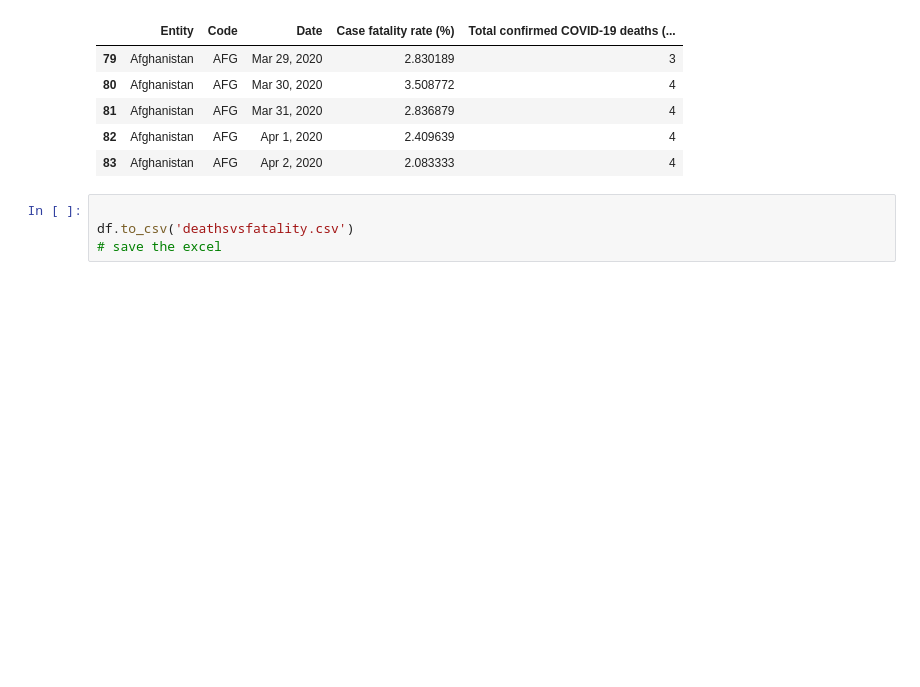
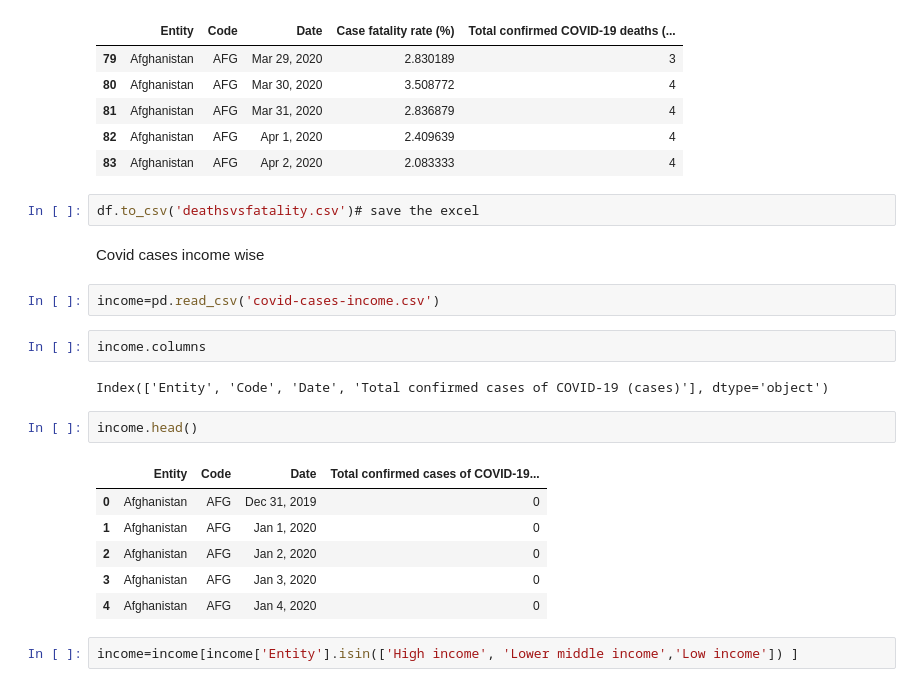
Before and after one commit to VishnuBhaarath/Analysiscovid, a Jupyter notebook: COVID19analysis.ipynb, the cells around one changed output. Drawn from its saved outputs; the diff is of its cells as text; blank space fills up the shorter version.

Commit message:
Income wise covid 19 cases data cleaning

```diff
--- a/COVID19analysis.ipynb
+++ b/COVID19analysis.ipynb
@@ -188,6 +188,23 @@ df.head()
 | 82 | Afghanistan | AFG | Apr 1, 2020 | 2.409639 | 4 |
 | 83 | Afghanistan | AFG | Apr 2, 2020 | 2.083333 | 4 |
 # %%
-
-df.to_csv('deathsvsfatality.csv')
-# save the excel
+df.to_csv('deathsvsfatality.csv')# save the excel
+# %% [markdown]
+Covid cases income wise
+# %%
+income=pd.read_csv('covid-cases-income.csv')
+# %%
+income.columns
+# %% [output]
+Index(['Entity', 'Code', 'Date', 'Total confirmed cases of COVID-19 (cases)'], dtype='object')
+# %%
+income.head()
+# %% [output]
+|  | Entity | Code | Date | Total confirmed cases of COVID-19... |
+| 0 | Afghanistan | AFG | Dec 31, 2019 | 0 |
+| 1 | Afghanistan | AFG | Jan 1, 2020 | 0 |
+| 2 | Afghanistan | AFG | Jan 2, 2020 | 0 |
+| 3 | Afghanistan | AFG | Jan 3, 2020 | 0 |
+| 4 | Afghanistan | AFG | Jan 4, 2020 | 0 |
+# %%
+income=income[income['Entity'].isin(['High income', 'Lower middle income','Low income']) ]
```
Also changed, not shown: parts of 2 cells of this notebook.
